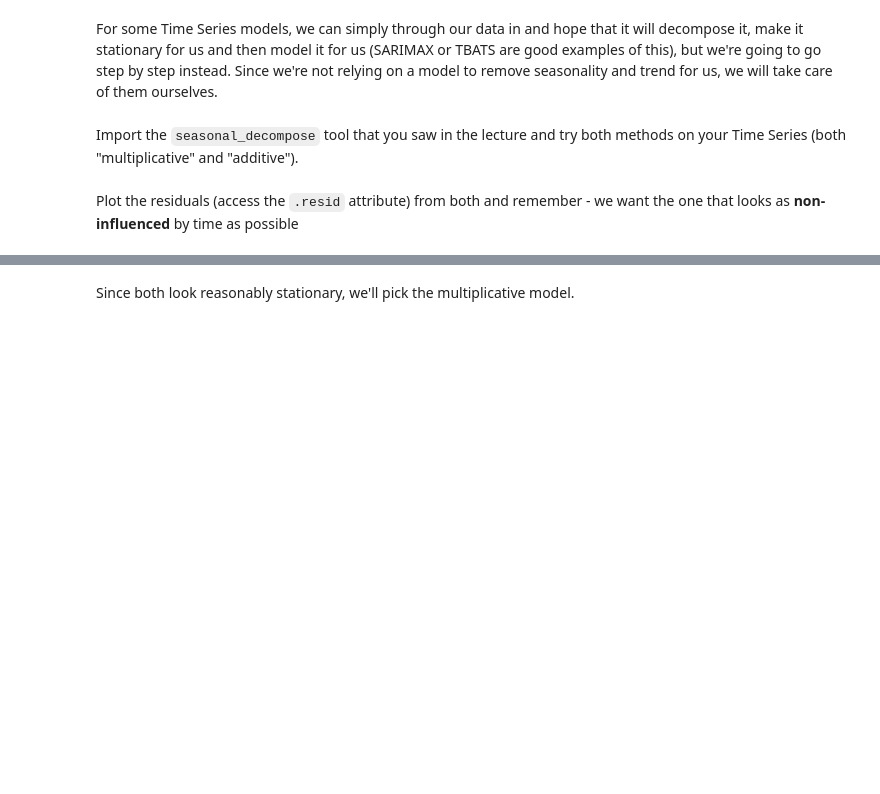
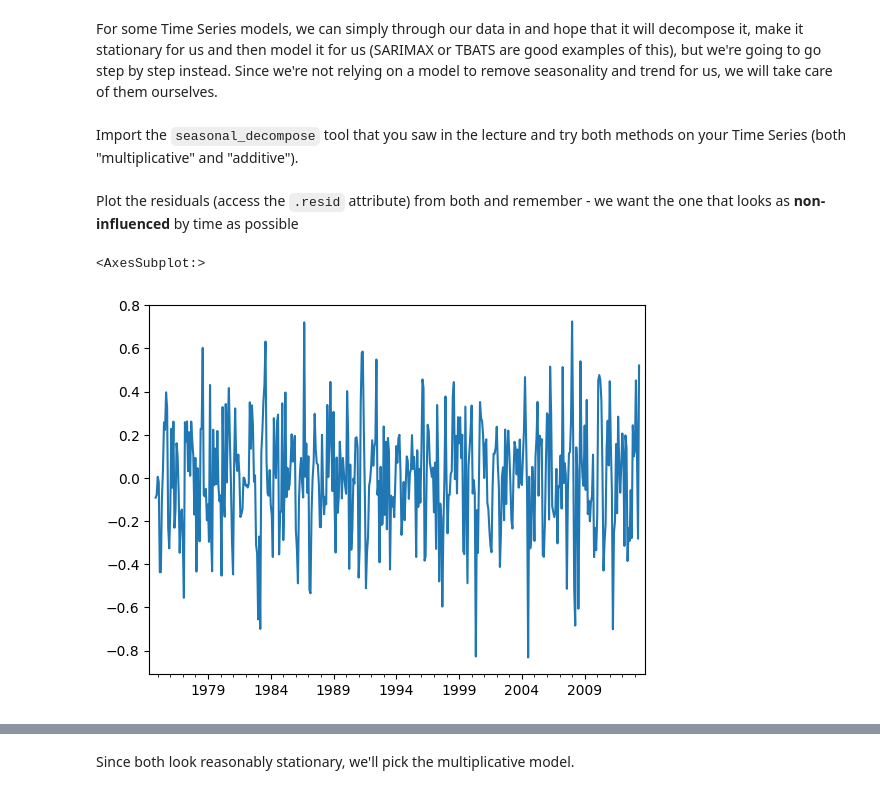
Before and after one commit to ParissaPeimaniyfard/data-arima-101, a Jupyter notebook: arima_seasonal_intro.ipynb, the cells around one changed output, grey strips where cells are left out. Drawn from its saved outputs; the diff is of its cells as text; code cells hidden in the pictures; blank space fills up the shorter version.

Commit message:
Completed seasonal step

```diff
--- a/arima_seasonal_intro.ipynb
+++ b/arima_seasonal_intro.ipynb
@@ -403,5 +420,5 @@ For some Time Series models, we can simply through our data in and hope that it
 # %% [markdown]
 Import the `seasonal_decompose` tool that you saw in the lecture and try both methods on your Time Series (both "multiplicative" and "additive").
 # %%
-# YOUR CODE HERE
+add= seasonal_decompose(train, model='additive')
 # %%
@@ -411,5 +426,8 @@ Import the `seasonal_decompose` tool that you saw in the lecture and try both me
 # %% [markdown]
 Plot the residuals (access the `.resid` attribute) from both and remember - we want the one that looks as __non-influenced__ by time as possible
 # %%
-# YOUR CODE HERE
+add.resid.plot()
+# %% [output]
+<AxesSubplot:>
+[figure, added]
 # %%
```
Also changed, not shown: parts of 38 cells of this notebook, 1 other file.
